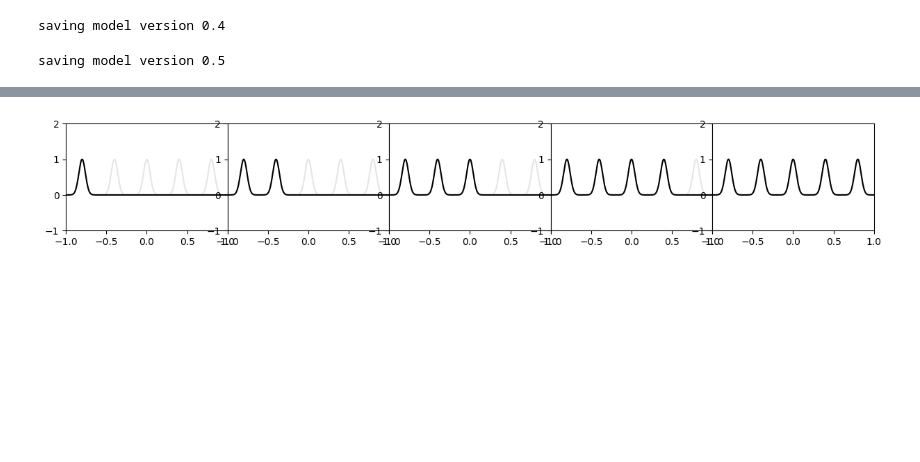
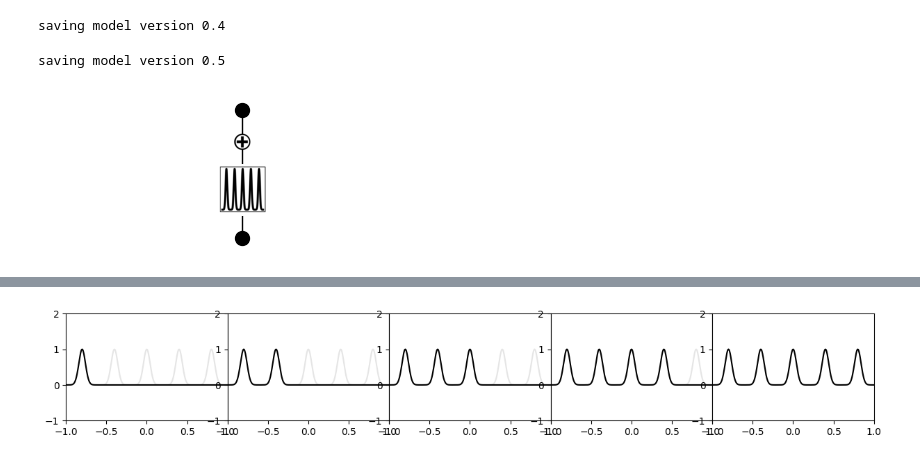
Before and after one commit to paumateo/Deep-Learning-Advanced-KAN-Project, a Jupyter notebook: notebooks/reproduce_continual_learning.ipynb, the cells around one changed output, grey strips where cells are left out. Cells and saved outputs as stored; diff of their text form; code cells hidden in the pictures; blank space fills up the shorter version.

```diff
--- a/notebooks/reproduce_continual_learning.ipynb
+++ b/notebooks/reproduce_continual_learning.ipynb
@@ -50,7 +50,7 @@ ys = []
 # setting bias_trainable=False, sp_trainable=False, sb_trainable=False is important.
 # otherwise KAN will have random scaling and shift for samples in previous stages
 
-model = KAN(width=[1,1], grid=200, k=3, noise_scale=0.1, sp_trainable=False, sb_trainable=False, base_fun='zero')
+model_kan = KAN(width=[1,1], grid=200, k=3, noise_scale=0.1, sp_trainable=False, sb_trainable=False, base_fun='zero')
 
 for group_id in range(n_peak):
     dataset = {}
@@ -58,8 +58,8 @@ for group_id in range(n_peak):
     dataset['train_label'] = y_sample[group_id*n_num_per_peak:(group_id+1)*n_num_per_peak][:,None]
     dataset['test_input'] = x_sample[group_id*n_num_per_peak:(group_id+1)*n_num_per_peak][:,None]
     dataset['test_label'] = y_sample[group_id*n_num_per_peak:(group_id+1)*n_num_per_peak][:,None]
-    model.fit(dataset, opt = 'LBFGS', steps=100, update_grid=False);
-    y_pred = model(x_grid[:,None])
+    model_kan.fit(dataset, opt = 'LBFGS', steps=100, update_grid=False);
+    y_pred = model_kan(x_grid[:,None])
     ys.append(y_pred.detach().numpy()[:,0])
 # %% [output]
 checkpoint directory created: ./model
@@ -69,3 +69,7 @@ saving model version 0.2
 saving model version 0.3
 saving model version 0.4
 saving model version 0.5
+# %%
+model_kan.plot()
+# %% [output]
+[figure, added]
```
Also changed, not shown: parts of 4 cells of this notebook.
